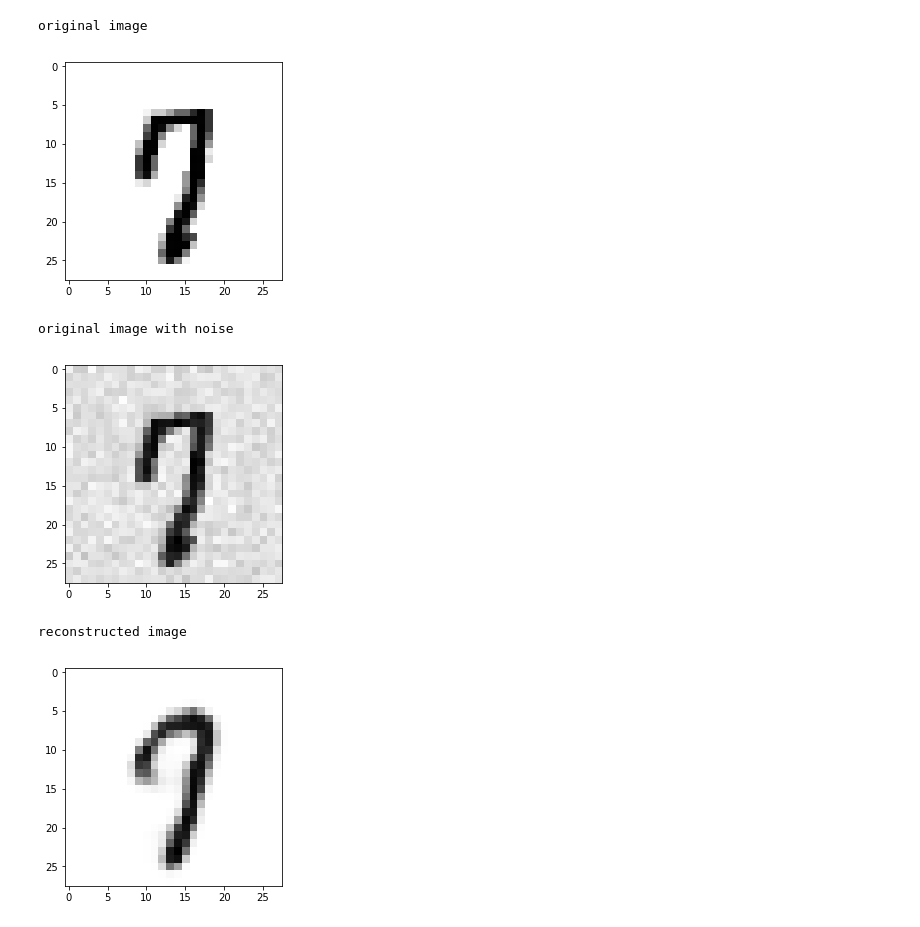
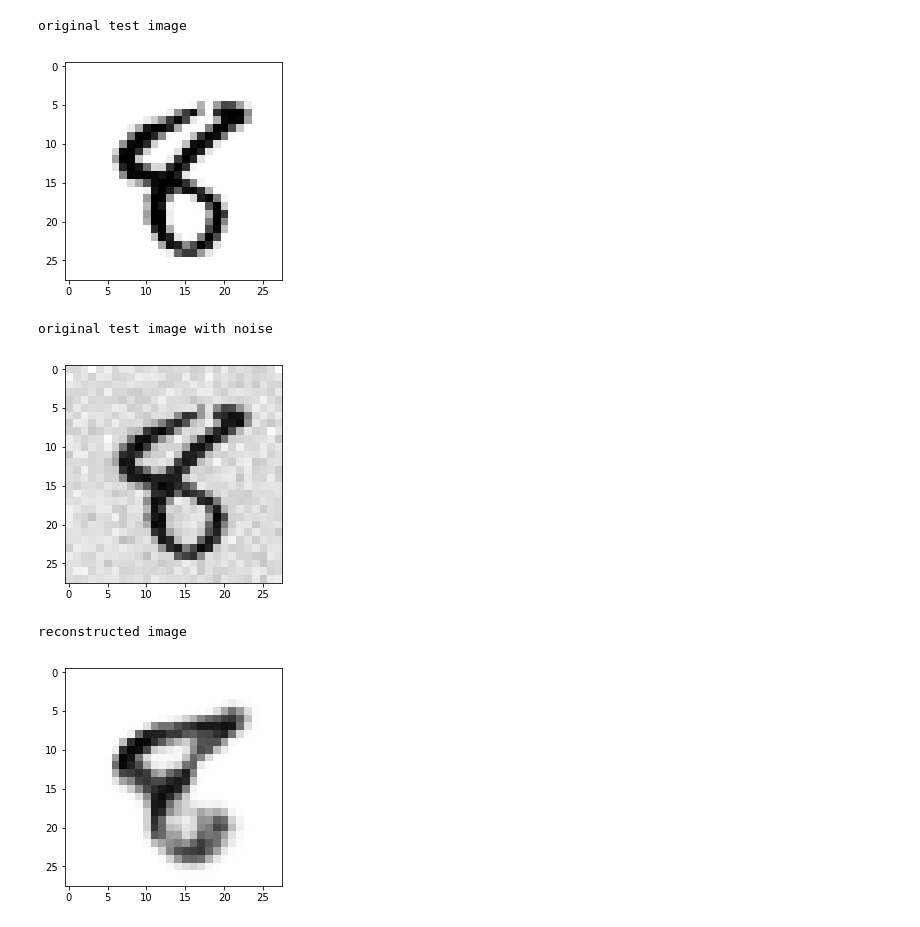
Before and after one commit to BinaryFiddler/UCSD-CSE291-Archive, a Jupyter notebook: homework2/Q4.ipynb, the cells around one changed output. Drawn from its saved outputs; the diff is of its cells as text; code cells hidden in the pictures.

```diff
--- a/homework2/Q4.ipynb
+++ b/homework2/Q4.ipynb
@@ -97,21 +89,20 @@ for i in range(num_iter):
 # %%
-idx = [9999]
-batch_noise = train_images[idx][:]
-batch_origin = data.train.images[idx][:]
+# plot result
+idx = [84]
+batch_noise = data.test.images[idx][:] + np.random.normal(0, 0.05, (1, 784))
+batch_origin = data.test.images[idx][:]
 batch_denoise1 = sess.run([denoise],feed_dict = {img: batch_noise, origin: batch_origin})
 
-print("original image")
+print("original test image")
 plot_images(batch_origin[0, :])
-print("original image with noise")
+print("original test image with noise")
 plot_images(batch_noise[0, :])
-# print(np.shape(batch_denoise))
 print("reconstructed image")
 plot_images(batch_denoise1[0][0, :])
-# print(np.linalg.norm(batch_origin[0, :]))
 # %% [output]
-original image
+original test image
-[figure, old version]
+[figure, new version]
-original image with noise
+original test image with noise
-[figure, old version]
+[figure, new version]
 reconstructed image
-[figure, old version]
+[figure, new version]
```
Also changed, not shown: parts of 5 cells of this notebook, 42 other files.
